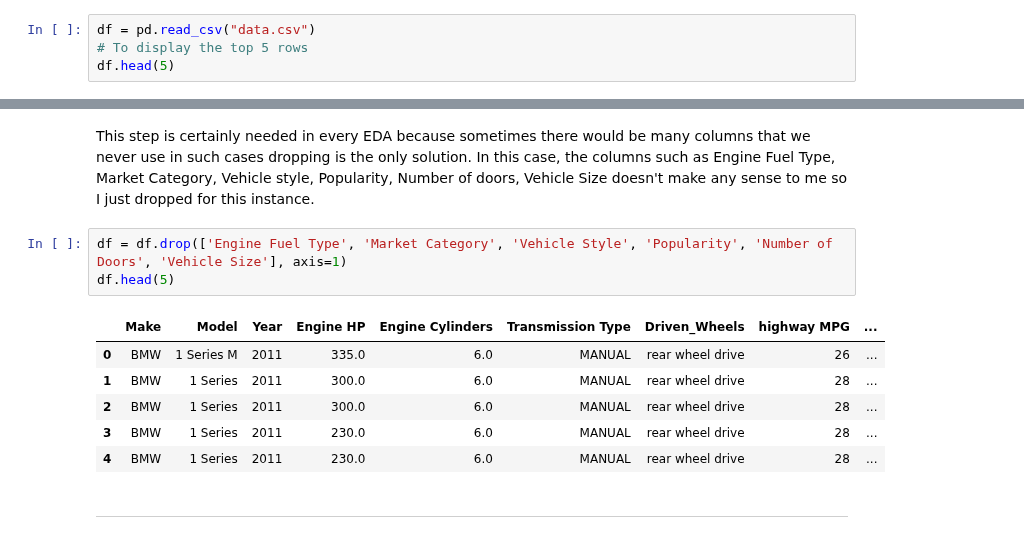
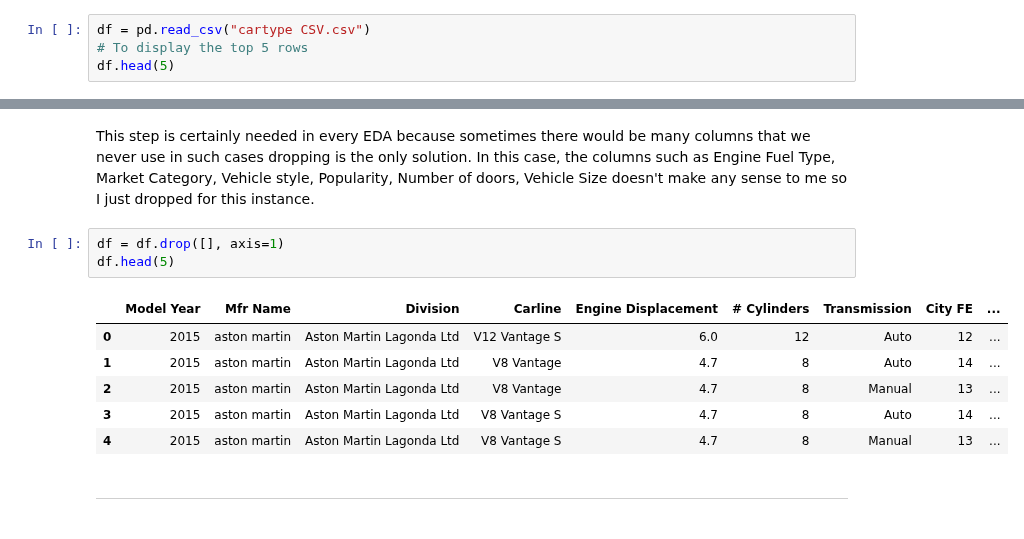
Before and after one commit to elkinbarretorojas/data_science, a Jupyter notebook: cartype/Exploratory_data_Analysis.ipynb, the cells around one changed output, grey strips where cells are left out. Saved outputs shown, nothing was run; the diff lists cells and outputs as text.

```diff
--- a/cartype/Exploratory_data_Analysis.ipynb
+++ b/cartype/Exploratory_data_Analysis.ipynb
@@ -46,7 +46,7 @@ Loading the data into the pandas data frame is certainly one of the most importa
 # %% [markdown]
 To get or load the dataset into the notebook, all I did was one trivial step. In Google Colab at the left-hand side of the notebook, you will find a > (greater than symbol). When you click that you will find a tab with three options, you just have to select Files. Then you can easily upload your file with the help of the Upload option. No need to mount to the google drive or use any specific libraries just upload the data set and your job is done. One thing to remember in this step is that uploaded files will get deleted when this runtime is recycled. This is how I got the data set into the notebook.
 # %%
-df = pd.read_csv("data.csv")
+df = pd.read_csv("cartype CSV.csv")
 # To display the top 5 rows
 df.head(5)
 # %% [output]
@@ -102,15 +105,15 @@ dtype: object
 # %% [markdown]
 This step is certainly needed in every EDA because sometimes there would be many columns that we never use in such cases dropping is the only solution. In this case, the columns such as Engine Fuel Type, Market Category, Vehicle style, Popularity, Number of doors, Vehicle Size doesn't make any sense to me so I just dropped for this instance.
 # %%
-df = df.drop(['Engine Fuel Type', 'Market Category', 'Vehicle Style', 'Popularity', 'Number of Doors', 'Vehicle Size'], axis=1)
+df = df.drop([], axis=1)
 df.head(5)
 # %% [output]
-|  | Make | Model | Year | Engine HP | Engine Cylinders | Transmission Type | Driven_Wheels | highway MPG | ... |
-| 0 | BMW | 1 Series M | 2011 | 335.0 | 6.0 | MANUAL | rear wheel drive | 26 | ... |
-| 1 | BMW | 1 Series | 2011 | 300.0 | 6.0 | MANUAL | rear wheel drive | 28 | ... |
-| 2 | BMW | 1 Series | 2011 | 300.0 | 6.0 | MANUAL | rear wheel drive | 28 | ... |
-| 3 | BMW | 1 Series | 2011 | 230.0 | 6.0 | MANUAL | rear wheel drive | 28 | ... |
-| 4 | BMW | 1 Series | 2011 | 230.0 | 6.0 | MANUAL | rear wheel drive | 28 | ... |
+|  | Model Year | Mfr Name | Division | Carline | Engine Displacement | # Cylinders | Transmission | City FE | ... |
+| 0 | 2015 | aston martin | Aston Martin Lagonda Ltd | V12 Vantage S | 6.0 | 12 | Auto | 12 | ... |
+| 1 | 2015 | aston martin | Aston Martin Lagonda Ltd | V8 Vantage | 4.7 | 8 | Auto | 14 | ... |
+| 2 | 2015 | aston martin | Aston Martin Lagonda Ltd | V8 Vantage | 4.7 | 8 | Manual | 13 | ... |
+| 3 | 2015 | aston martin | Aston Martin Lagonda Ltd | V8 Vantage S | 4.7 | 8 | Auto | 14 | ... |
+| 4 | 2015 | aston martin | Aston Martin Lagonda Ltd | V8 Vantage S | 4.7 | 8 | Manual | 13 | ... |
 # %% [markdown]
 
 
```
Also changed, not shown: parts of 19 cells of this notebook.
